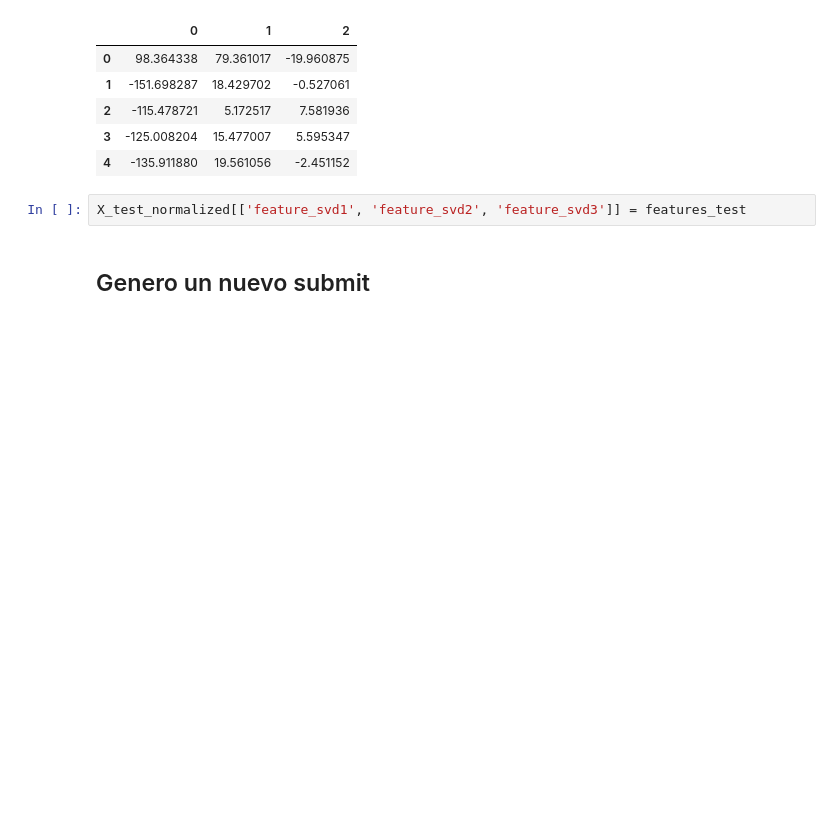
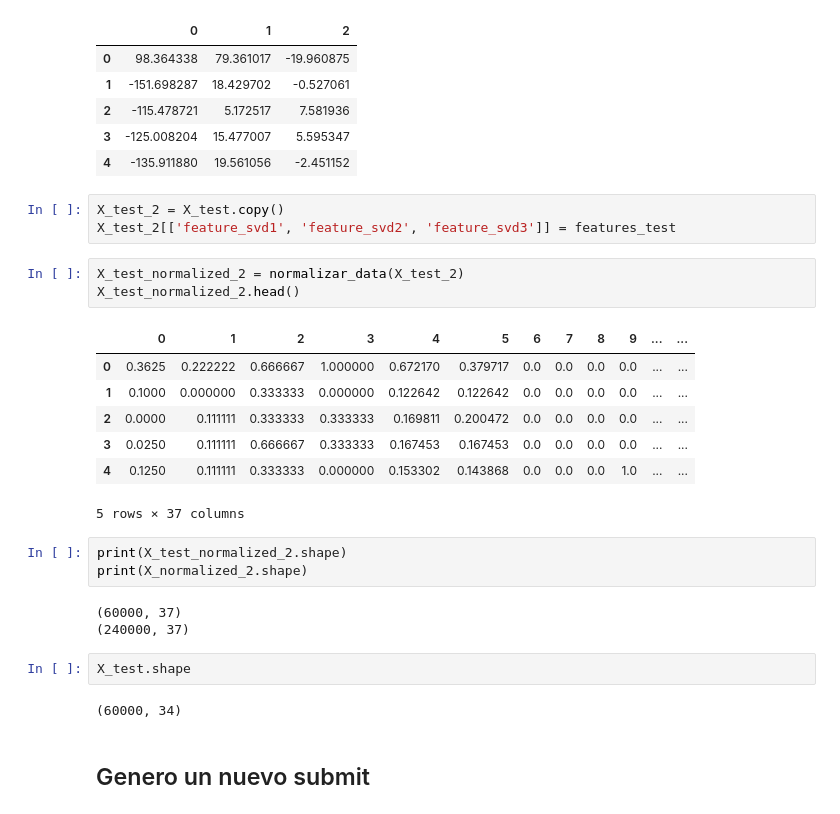
Before and after one commit to luctiz/Grupo43-TP2, a Jupyter notebook: TP2-Features-Soledad.ipynb, the cells around one changed output. Cells and saved outputs as stored; diff of their text form; blank space fills up the shorter version.

```diff
--- a/TP2-Features-Soledad.ipynb
+++ b/TP2-Features-Soledad.ipynb
@@ -643,6 +685,28 @@ features_test.head()
 | 3 | -125.008204 | 15.477007 | 5.595347 |
 | 4 | -135.911880 | 19.561056 | -2.451152 |
 # %%
-X_test_normalized[['feature_svd1', 'feature_svd2', 'feature_svd3']] = features_test
+X_test_2 = X_test.copy()
+X_test_2[['feature_svd1', 'feature_svd2', 'feature_svd3']] = features_test
+# %%
+X_test_normalized_2 = normalizar_data(X_test_2)
+X_test_normalized_2.head()
+# %% [output]
+|  | 0 | 1 | 2 | 3 | 4 | 5 | 6 | 7 | 8 | 9 | ... | ... |
+| 0 | 0.3625 | 0.222222 | 0.666667 | 1.000000 | 0.672170 | 0.379717 | 0.0 | 0.0 | 0.0 | 0.0 | ... | ... |
+| 1 | 0.1000 | 0.000000 | 0.333333 | 0.000000 | 0.122642 | 0.122642 | 0.0 | 0.0 | 0.0 | 0.0 | ... | ... |
+| 2 | 0.0000 | 0.111111 | 0.333333 | 0.333333 | 0.169811 | 0.200472 | 0.0 | 0.0 | 0.0 | 0.0 | ... | ... |
+| 3 | 0.0250 | 0.111111 | 0.666667 | 0.333333 | 0.167453 | 0.167453 | 0.0 | 0.0 | 0.0 | 0.0 | ... | ... |
+| 4 | 0.1250 | 0.111111 | 0.333333 | 0.000000 | 0.153302 | 0.143868 | 0.0 | 0.0 | 0.0 | 1.0 | ... | ... |
+5 rows × 37 columns
+# %%
+print(X_test_normalized_2.shape)
+print(X_normalized_2.shape)
+# %% [output]
+(60000, 37)
+(240000, 37)
+# %%
+X_test.shape
+# %% [output]
+(60000, 34)
 # %% [markdown]
 ## Genero un nuevo submit
```
Also changed, not shown: parts of 79 cells of this notebook.
